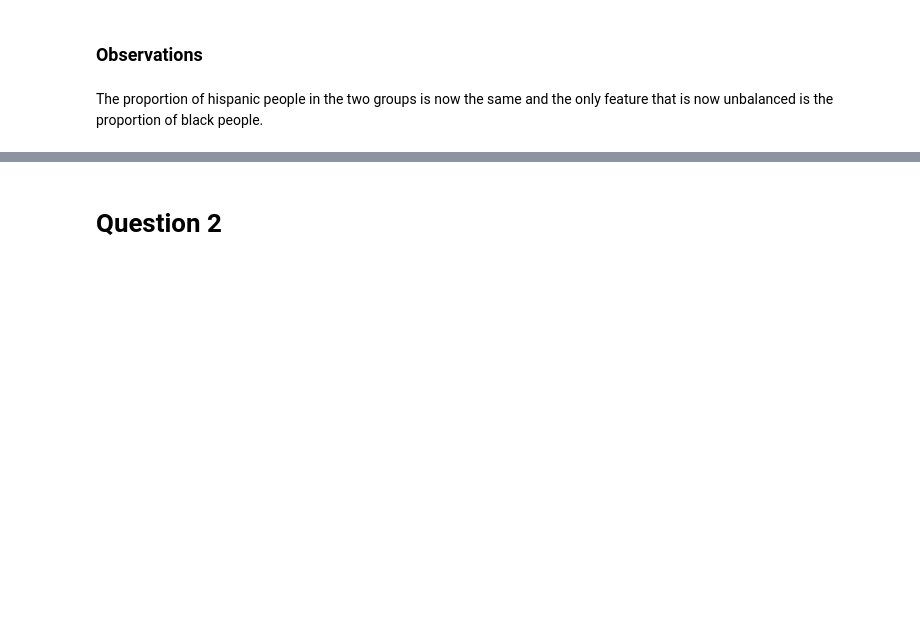
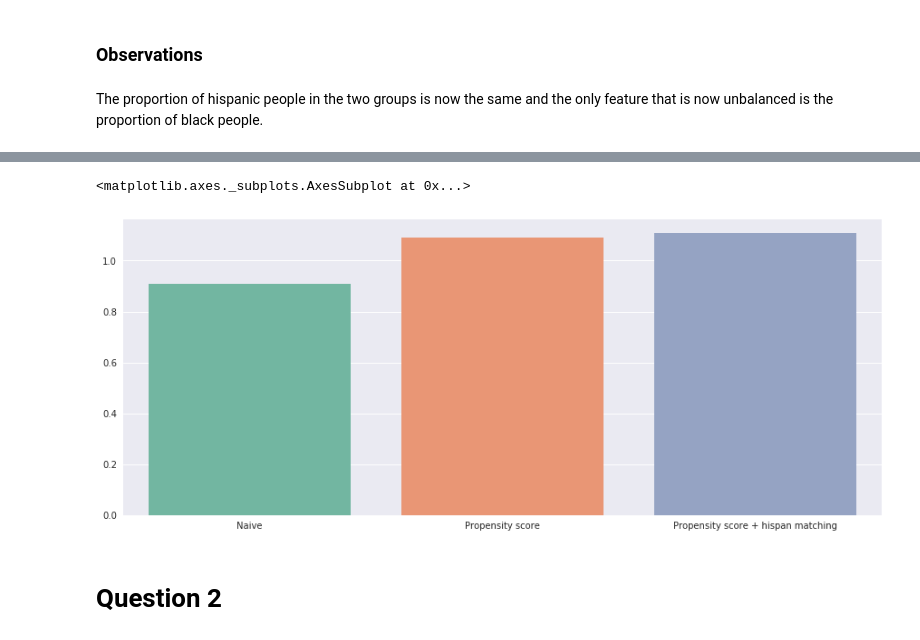
Before and after one commit to gregunz/AppliedDataAnalysis2017, a Jupyter notebook: 04 - Applied ML/homework04.ipynb, the cells around one changed output, grey strips where cells are left out. Saved outputs shown, nothing was run; the diff lists cells and outputs as text; code cells hidden in the pictures; blank space fills up the shorter version.

```diff
--- a/04 - Applied ML/homework04.ipynb
+++ b/04 - Applied ML/homework04.ipynb
@@ -44,4 +44,12 @@ compare_groups(lalonde_data)
 # %%
-lalonde_means = lalonde_data.groupby("treat").agg(np.mean)
-print("Control group real earnings in 1978 mean: {:.0f}".format(lalonde_means["re78"].loc[0]))
-print("Treatment group real earnings in 1978 mean: {:.0f}".format(lalonde_means["re78"].loc[1]))
+#We keep track of the ratio (Treatment group real earnings in 1978 mean) / (Control group real earnings in 1978 mean) after each improvement done in exercise 1
+means_ratio_over_improvement = []
+
+#A function that prints the mean of real earnings in 1978 in both group
+def print_means(data):
+    data_means = data.groupby("treat").agg(np.mean)
+    print("Control group real earnings in 1978 mean: {:.0f}".format(data_means["re78"].loc[0]))
+    print("Treatment group real earnings in 1978 mean: {:.0f}".format(data_means["re78"].loc[1]))
+    ratio = data_means["re78"].loc[1]/data_means["re78"].loc[0]
+    means_ratio_over_improvement.append(ratio)
+    print("Ratio (treatment/control): {:.2f}".format(ratio))
@@ -208,3 +235,9 @@ Based on this difference, we could say that the "Job Training Program" (JTP) is
+# %%
+#Plot the means we recorded after each improvement
+sns.barplot(y=means_ratio_over_improvement, x = ["Naive", "Propensity score", "Propensity score + hispan matching"])
+# %% [output]
+<matplotlib.axes._subplots.AxesSubplot at 0x...>
+[figure, added]
 # %% [markdown]
 # Question 2
 # %%
```
Also changed, not shown: parts of 12 cells of this notebook.
